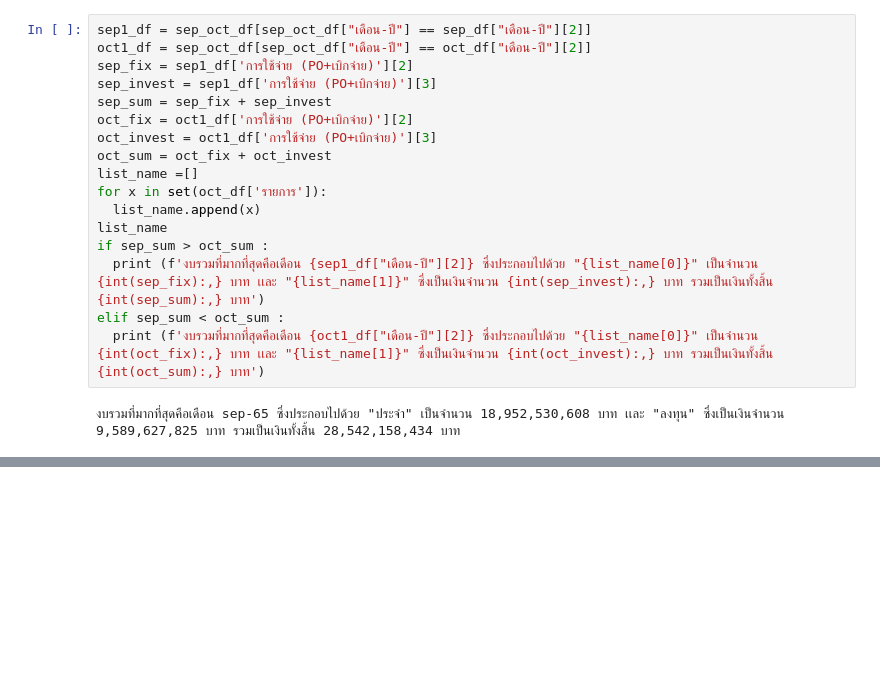
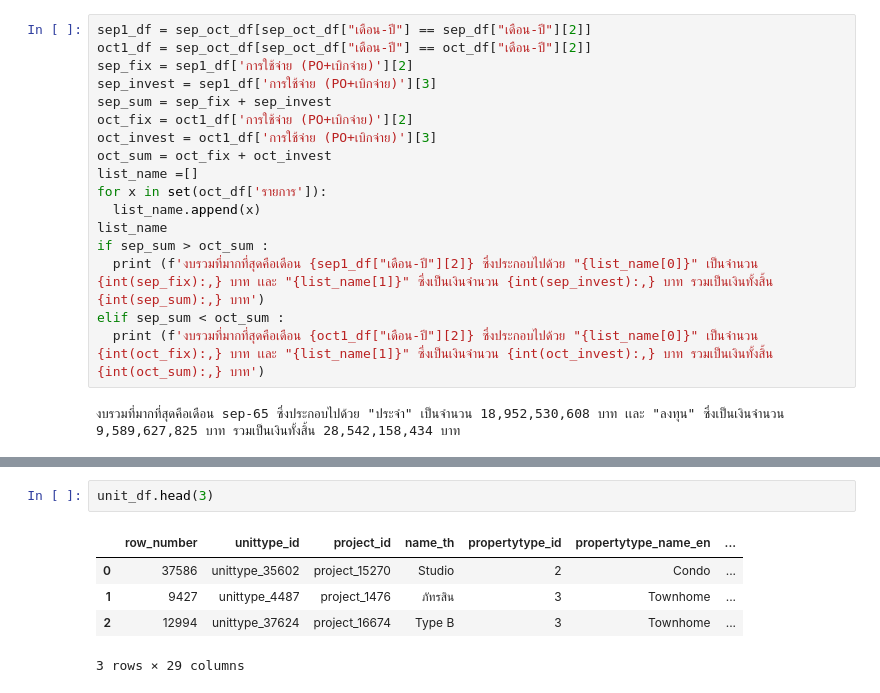
Before and after one commit to MOOwuttichai/python_dataviz2023, a Jupyter notebook: for me.ipynb, the cells around one changed output, grey strips where cells are left out. Drawn from its saved outputs; the diff is of its cells as text; blank space fills up the shorter version.

```diff
--- a/for me.ipynb
+++ b/for me.ipynb
@@ -1714,0 +1536,8 @@ elif sep_sum < oct_sum :
+# %%
+unit_df.head(3)
+# %% [output]
+|  | row_number | unittype_id | project_id | name_th | propertytype_id | propertytype_name_en | ... |
+| 0 | 37586 | unittype_35602 | project_15270 | Studio | 2 | Condo | ... |
+| 1 | 9427 | unittype_4487 | project_1476 | ภัทรสิน | 3 | Townhome | ... |
+| 2 | 12994 | unittype_37624 | project_16674 | Type B | 3 | Townhome | ... |
+3 rows × 29 columns
```
Also changed, not shown: parts of 67 cells of this notebook.
